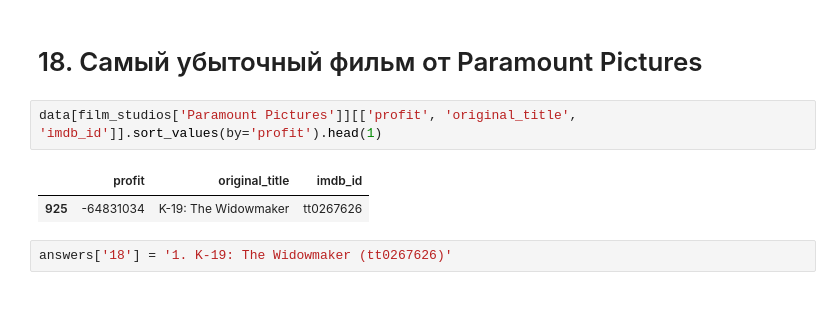
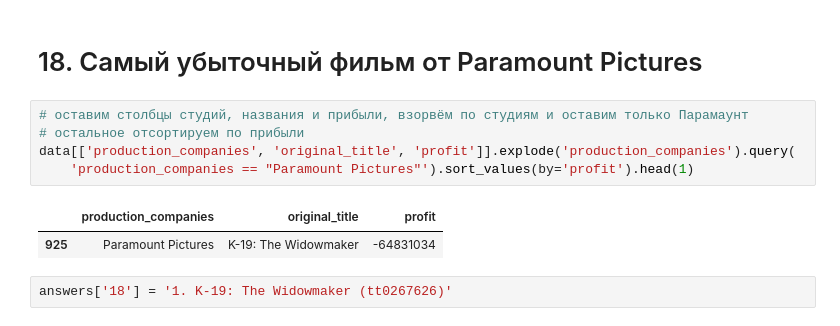
Before and after one commit to sau114/skillfactory_rds, a Jupyter notebook: module_1/Movies_IMBD_v4.1.ipynb, the cells around one changed output. Cells and saved outputs as stored; diff of their text form.

```diff
--- a/module_1/Movies_IMBD_v4.1.ipynb
+++ b/module_1/Movies_IMBD_v4.1.ipynb
@@ -271,11 +223,14 @@ dtype: int64
 answers['17'] = '2. Action'
 # %% [markdown]
 # 18. Самый убыточный фильм от Paramount Pictures
-# %%
-data[film_studios['Paramount Pictures']][['profit', 'original_title', 'imdb_id']].sort_values(by='profit').head(1)
-# %% [output]
-|  | profit | original_title | imdb_id |
-| 925 | -64831034 | K-19: The Widowmaker | tt0267626 |
+# %%
+# оставим столбцы студий, названия и прибыли, взорвём по студиям и оставим только Парамаунт
+# остальное отсортируем по прибыли
+data[['production_companies', 'original_title', 'profit']].explode('production_companies').query(
+    'production_companies == "Paramount Pictures"').sort_values(by='profit').head(1)
+# %% [output]
+|  | production_companies | original_title | profit |
+| 925 | Paramount Pictures | K-19: The Widowmaker | -64831034 |
 # %%
 answers['18'] = '1. K-19: The Widowmaker (tt0267626)'
 # %% [markdown]
```
Also changed, not shown: parts of 53 cells of this notebook.
